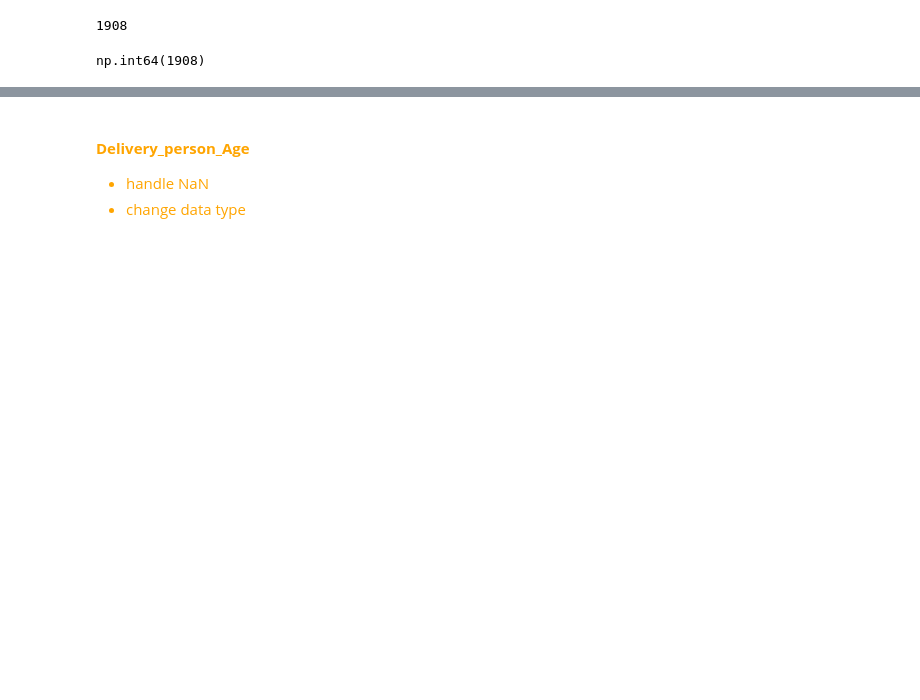
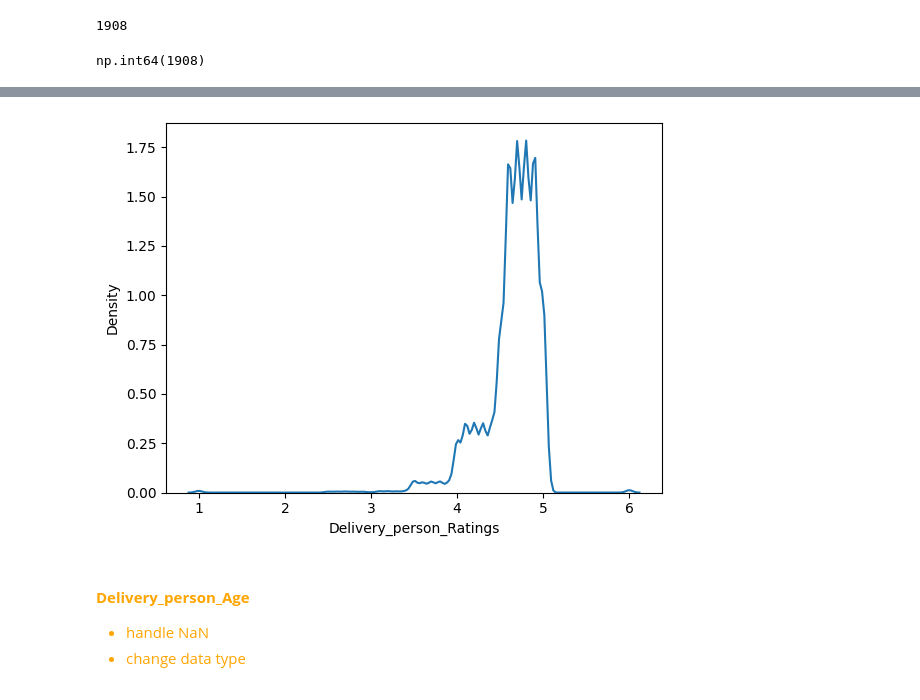
Before and after one commit to ronylpatil/delivery-time-estm, a Jupyter notebook: notebooks/preprocessing.ipynb, the cells around one changed output, grey strips where cells are left out. Saved outputs shown, nothing was run; the diff lists cells and outputs as text; code cells hidden in the pictures; blank space fills up the shorter version.

```diff
--- a/notebooks/preprocessing.ipynb
+++ b/notebooks/preprocessing.ipynb
@@ -211,0 +288,5 @@ np.int64(1908)
+# %%
+sns.kdeplot(df['Delivery_person_Ratings'])
+plt.show()
+# %% [output]
+[figure, added]
```
Also changed, not shown: parts of 25 cells of this notebook.
